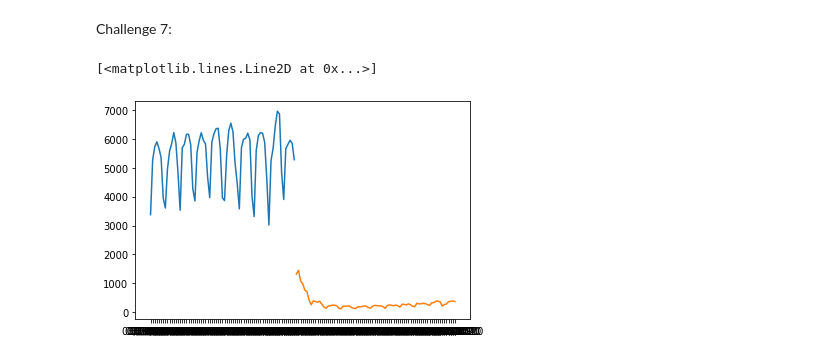
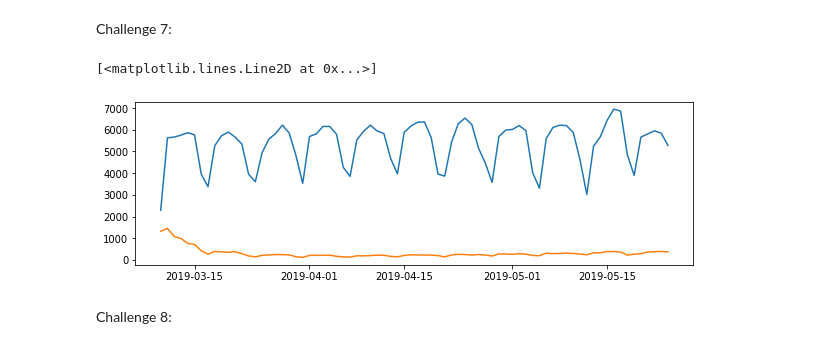
Before and after one commit to bshaiman/MTA-Project, a Jupyter notebook: clean_turnstiles.ipynb, the cells around one changed output. Drawn from its saved outputs; the diff is of its cells as text; code cells hidden in the pictures.

Commit message:
all challenges completed

```diff
--- a/clean_turnstiles.ipynb
+++ b/clean_turnstiles.ipynb
@@ -178,12 +186,15 @@ Challenge 7:
 # %%
 unzipped = list(zip(*pre_time_series['CLARK ST']))
 dates = unzipped[0]
 counts = unzipped[1]
+plt.figure(figsize=(10,3))
 plt.plot(dates, counts)
-unz = list(zip(*post_time_series['CLARK ST']))
-date = unz[0]
-count = unz[1]
-plt.plot(date, count)
+post_unzip = list(zip(*post_time_series['CLARK ST']))
+post_dates = post_unzip[0]
+post_counts = post_unzip[1]
+plt.plot(pre_dates, post_counts)
 # %% [output]
 [<matplotlib.lines.Line2D at 0x...>]
-[figure, old version]
+[figure, new version]
+# %% [markdown]
+Challenge 8:
```
Also changed, not shown: parts of 26 cells of this notebook.
